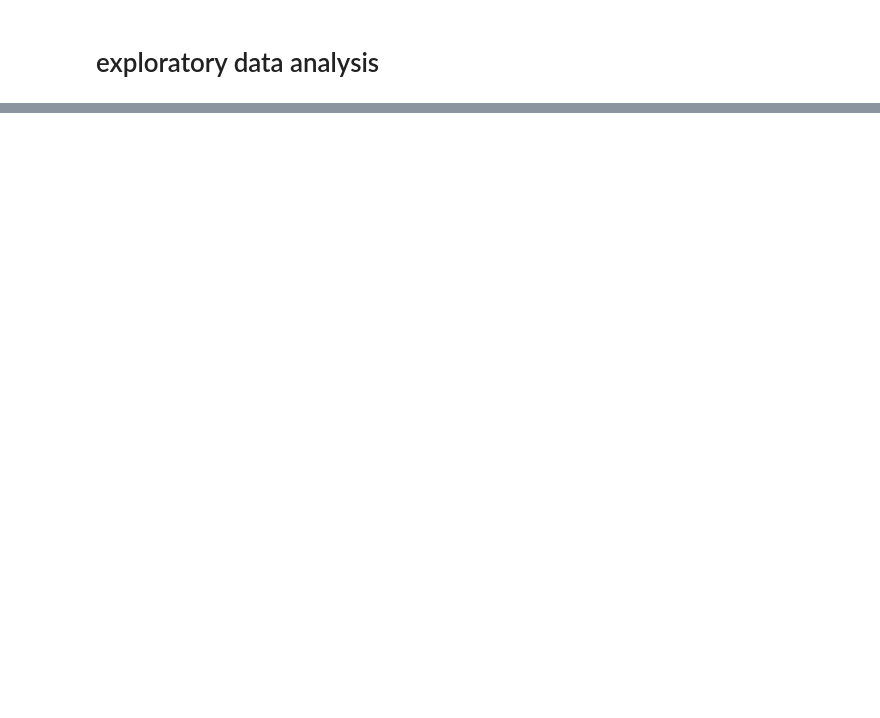
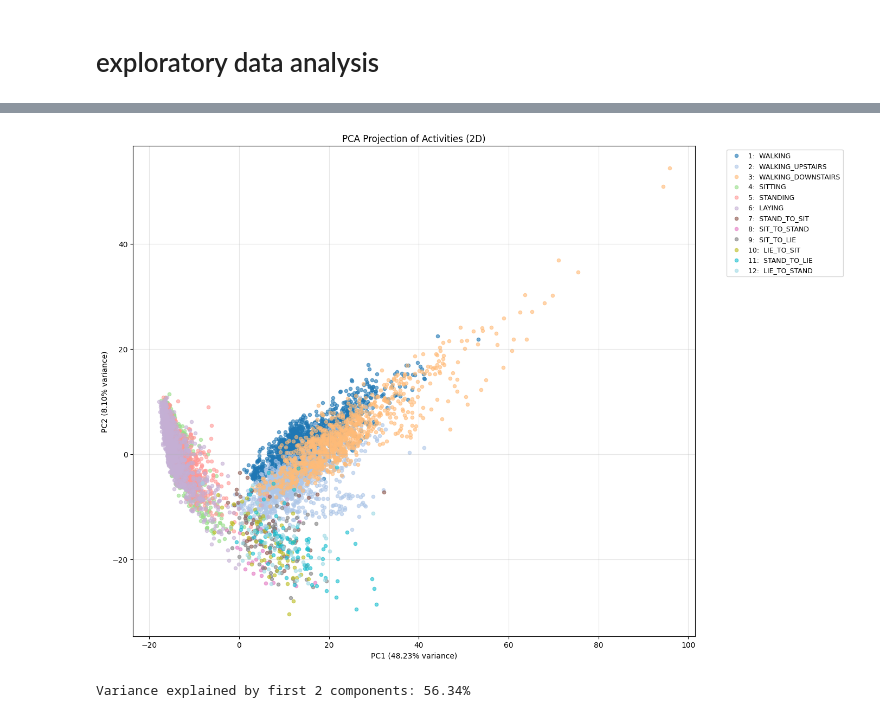
Before and after one commit to kvietelaitis/machine-learning-project, a Jupyter notebook: analysis/data-analysis.ipynb, the cells around one changed output, grey strips where cells are left out. Cells and saved outputs as stored; diff of their text form; code cells hidden in the pictures; blank space fills up the shorter version.

```diff
--- a/analysis/data-analysis.ipynb
+++ b/analysis/data-analysis.ipynb
@@ -99 +181,37 @@ if num_cols:
+# %%
+# Separate features and target
+X = df.drop(['activity', 'activity_name'], axis=1, errors='ignore')  # Drop target columns
+y = df['activity']
+
+# Standardize features
+scaler = StandardScaler()
+X_scaled = scaler.fit_transform(X)
+
+# PCA to 2D
+pca = PCA(n_components=2)
+X_pca = pca.fit_transform(X_scaled)
+
+# Plot with colors for each activity
+plt.figure(figsize=(14, 10))
+colors = plt.cm.tab20(np.linspace(0, 1, 12))
+
+for activity_id in sorted(y.unique()):
+    mask = (y == activity_id)
+    plt.scatter(X_pca[mask, 0], X_pca[mask, 1],
+                label=f"{activity_id}:  {activity_map[activity_id]}",
+                alpha=0.6, s=20, color=colors[activity_id-1])
+
+plt.xlabel(f'PC1 ({pca.explained_variance_ratio_[0]:.2%} variance)')
+plt.ylabel(f'PC2 ({pca.explained_variance_ratio_[1]:.2%} variance)')
+plt.title('PCA Projection of Activities (2D)')
+plt.legend(bbox_to_anchor=(1.05, 1), loc='upper left', fontsize=9)
+plt.grid(alpha=0.3)
+plt.tight_layout()
+plt.show()
+
+print(f"Variance explained by first 2 components: "
+      f"{pca.explained_variance_ratio_[: 2].sum():.2%}")
+# %% [output]
+[figure, added]
+Variance explained by first 2 components: 56.34%
 # %%
```
Also changed, not shown: parts of 10 cells of this notebook.
